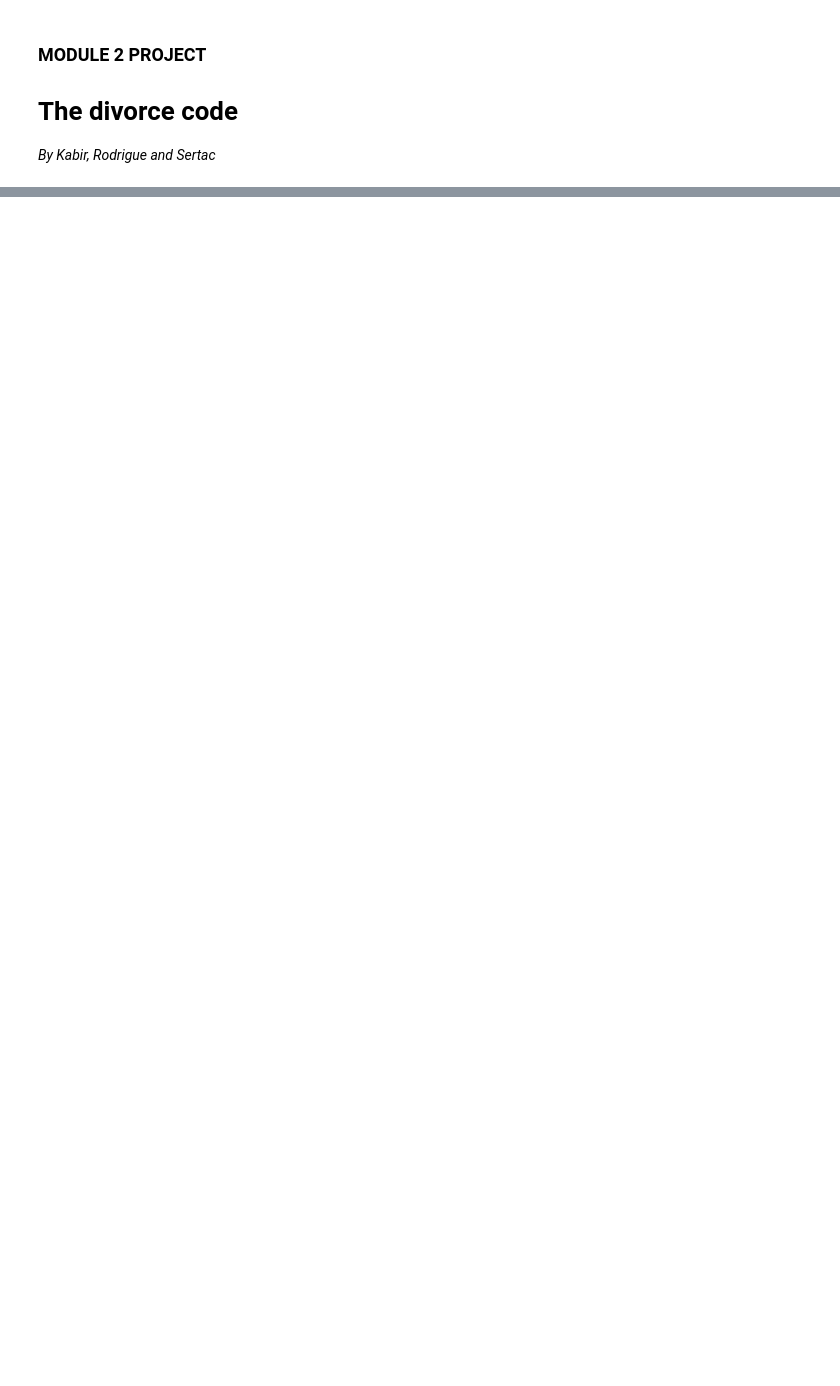
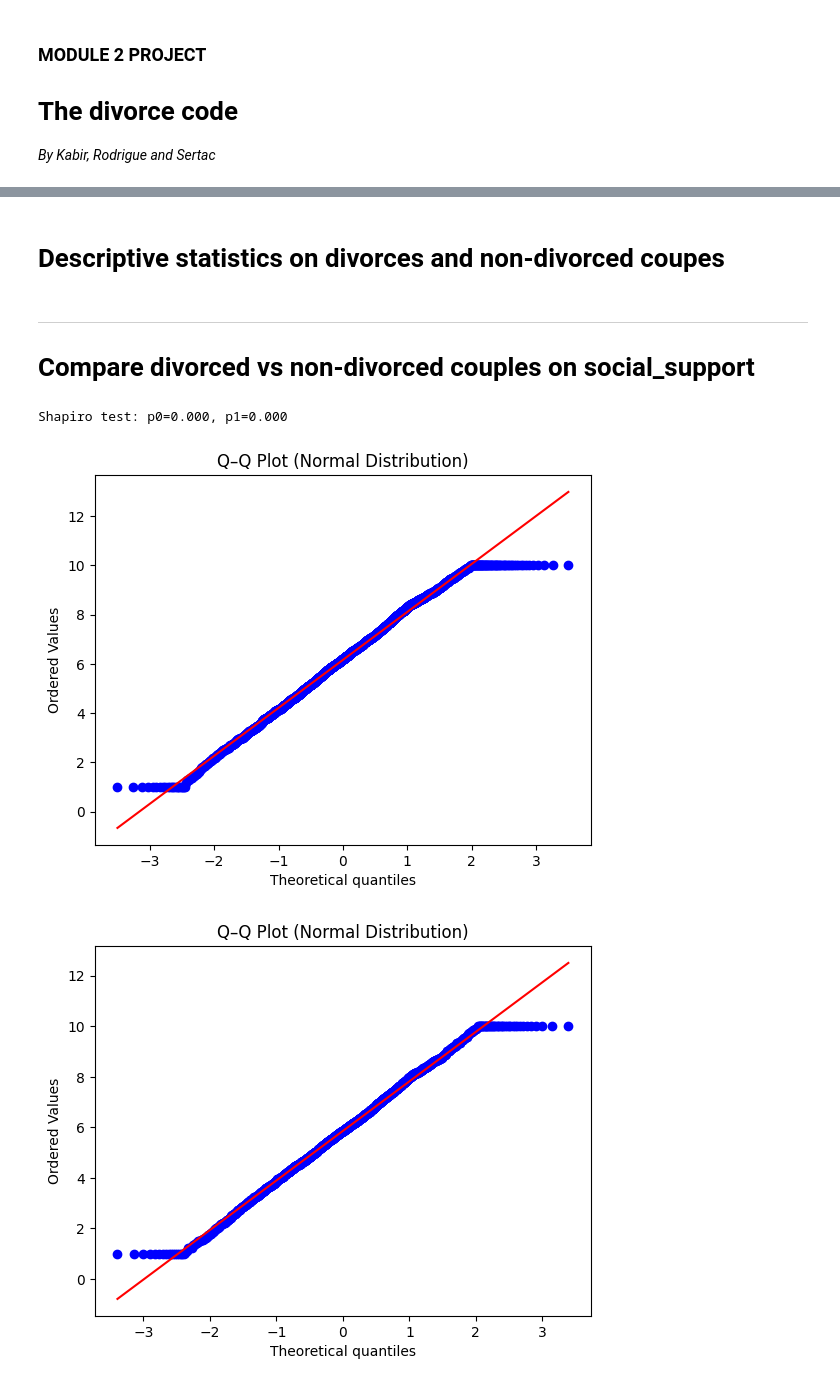
Before and after one commit to Rodrigu87/Module-2-Project-CAS-UniBe, a Jupyter notebook: Divorce.ipynb, the cells around one changed output, grey strips where cells are left out. Saved outputs shown, nothing was run; the diff lists cells and outputs as text; code cells hidden in the pictures; blank space fills up the shorter version.

```diff
--- a/Divorce.ipynb
+++ b/Divorce.ipynb
@@ -37,0 +32,5 @@ import pandas as pd
+# %%
+import pandas as pd
+url = "https://raw.githubusercontent.com/Rodrigu87/Module-2-Project-CAS-UniBe/main/divorce_df.csv"
+df = pd.read_csv(url)
+df.head(10)
@@ -37,0 +50,9 @@ import pandas as pd
+# %% [markdown]
+# Descriptive statistics on divorces and non-divorced coupes
+# %% [markdown]
+
+
+---
+
+
+# Compare divorced vs non-divorced couples on social_support
@@ -37,0 +64,29 @@ import pandas as pd
+# %%
+# Variables of interest
+group_col = "divorced"
+vars_to_test = ["social_support"]
+
+# Function to run tests
+def compare_groups(df, var, group_col="divorced"):
+    print(f"\n===== {var} =====")
+
+# Split groups
+Non_divorced = df.loc[df[group_col] == 0, var].dropna()
+Divorced = df.loc[df[group_col] == 1, var].dropna()
+# %%
+# Check normality (Shapiro-Wilk)
+sw_Non_divorced = stats.shapiro(Non_divorced)
+sw_Divorced = stats.shapiro(Divorced)
+print(f"Shapiro test: p0={sw_Non_divorced.pvalue:.3f}, p1={sw_Divorced.pvalue:.3f}")
+
+stats.probplot(Non_divorced, dist="norm", plot=plt)
+plt.title("Q–Q Plot (Normal Distribution)")
+plt.show()
+
+stats.probplot(Divorced, dist="norm", plot=plt)
+plt.title("Q–Q Plot (Normal Distribution)")
+plt.show()
+# %% [output]
+Shapiro test: p0=0.000, p1=0.000
+[figure, added]
+[figure, added]
```
Also changed, not shown: parts of 9 cells of this notebook.
